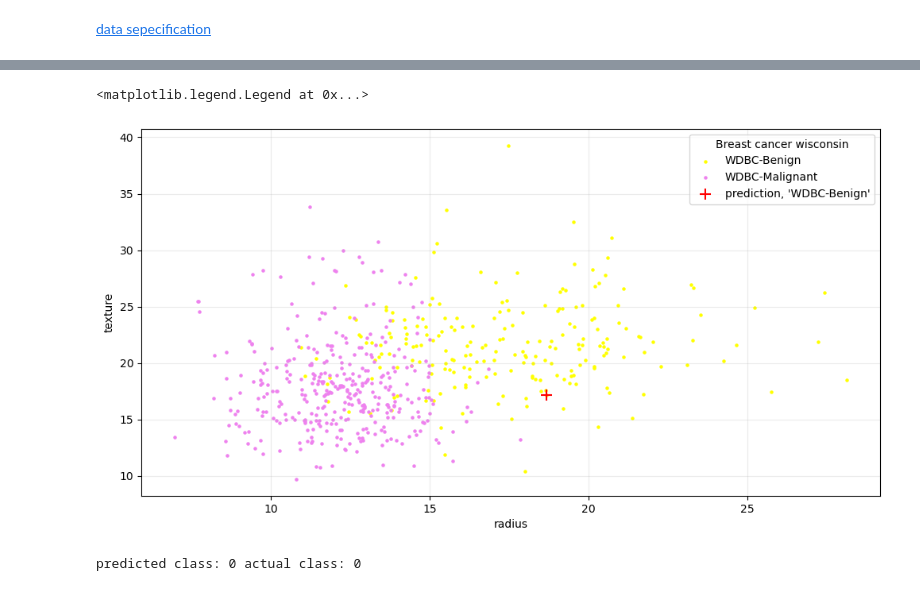
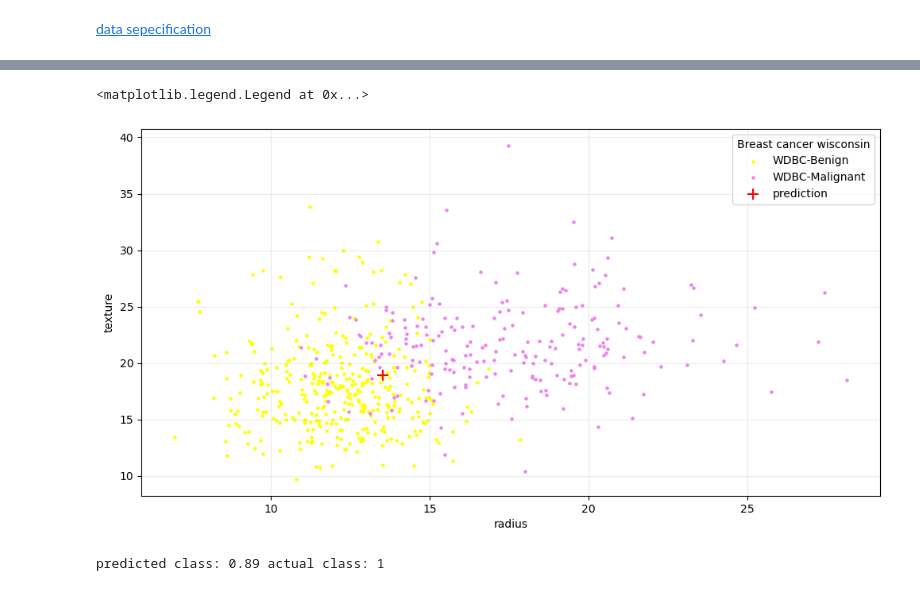
Before and after one commit to lif31up/machine-learning-from-scratch, a Jupyter notebook: logistic_regression.ipynb, the cells around one changed output, grey strips where cells are left out. Cells and saved outputs as stored; diff of their text form; code cells hidden in the pictures.

```diff
--- a/logistic_regression.ipynb
+++ b/logistic_regression.ipynb
@@ -43,7 +43,8 @@ class LogisticRegression:
 
     def train(self, dataset, iters: int, lr=0.01):
         for _ in range(iters):
-          self.gdr(dataset.x, dataset.y, lr=lr)
+            for x, y in dataset:
+                self.gdr(x, y, lr=lr)
     # train
 
     def __call__(self, x): return sigmoid(np.dot(x, self.weight))
@@ -58,7 +59,7 @@ class LogisticRegression:
 # %%
 model = LogisticRegression(len(trainset.x[0]), sigmoid)
 model.loss(trainset)
-model.train(trainset, iters=1000, lr=0.001)
+model.train(trainset, iters=100, lr=0.0001)
 model.loss(testset)
 # %% [output]
 loss: 0.250
@@ -66,25 +67,25 @@ loss: 0.070
 # %%
 # init a testset
 index = random.randrange(0, 50)
 test_x, test_y = testset[index]
 
-benign = np.array([list(trainset.x[_]) for _ in range(trainset.__len__()) if trainset.y[_] == 0])
-malignant = np.array([list(trainset.x[_]) for _ in range(trainset.__len__()) if trainset.y[_] == 1])
+malignant = np.array([list(trainset.x[_]) for _ in range(trainset.__len__()) if trainset.y[_] == 0])
+benign = np.array([list(trainset.x[_]) for _ in range(trainset.__len__()) if trainset.y[_] == 1])
 pred = model(test_x)
 
 fig, ax1 = plt.subplots(1, 1, figsize=(12, 6))
 ax1.set_xlabel('radius')
 ax1.set_ylabel('texture')
 ax1.grid(True, alpha=0.25)
 
 ax1.scatter(x=benign[:, 0], y=benign[:, 1], s=5, alpha=1, c="yellow", label="WDBC-Benign")
 ax1.scatter(x=malignant[:, 0], y=malignant[:, 1], s=5, alpha=1, c="violet", label="WDBC-Malignant")
-ax1.scatter(x=test_x[0], y=test_x[1], s=100, marker="+", alpha=1, c="r", label=f"prediction, '{'WDBC-Malignant' if pred == 1 else 'WDBC-Benign'}'")
+ax1.scatter(x=test_x[0], y=test_x[1], s=100, marker="+", alpha=1, c="r", label=f"prediction")
 ax1.legend(fontsize="10", loc="best", title="Breast cancer wisconsin")
 # %% [output]
 <matplotlib.legend.Legend at 0x...>
-[figure, old version]
+[figure, new version]
 # %%
-print(f"predicted class: {int(pred)} actual class: {test_y}")
+print(f"predicted class: {pred:.2f} actual class: {test_y}")
 # %% [output]
-predicted class: 0 actual class: 0
+predicted class: 0.89 actual class: 1
```
Also changed, not shown: parts of 1 cell of this notebook.
